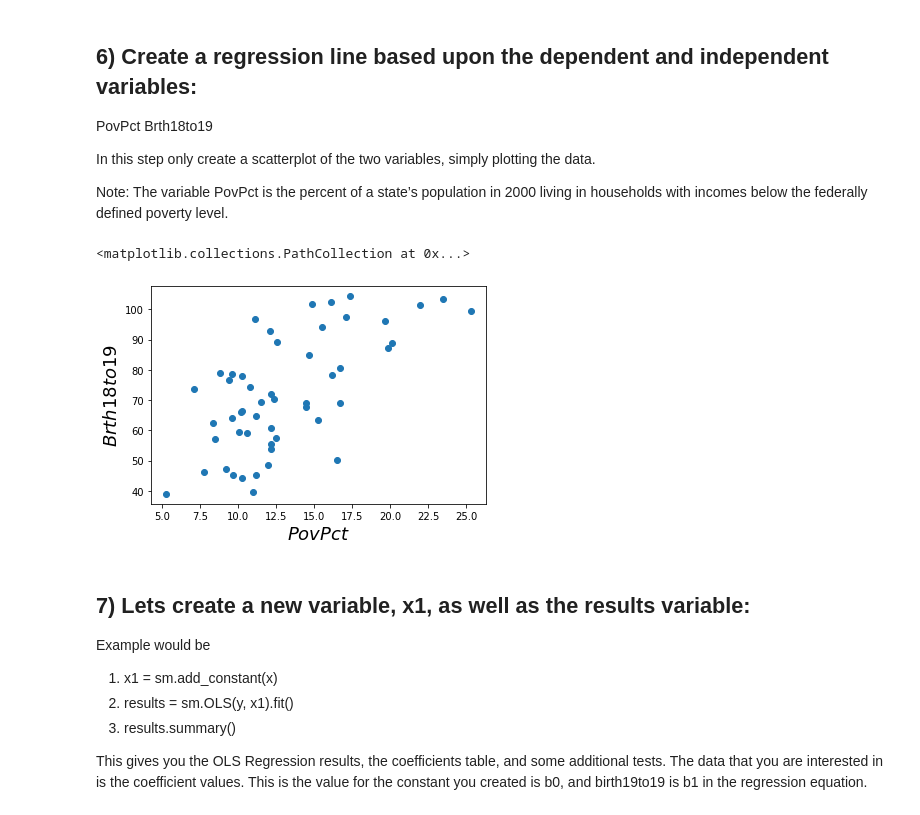
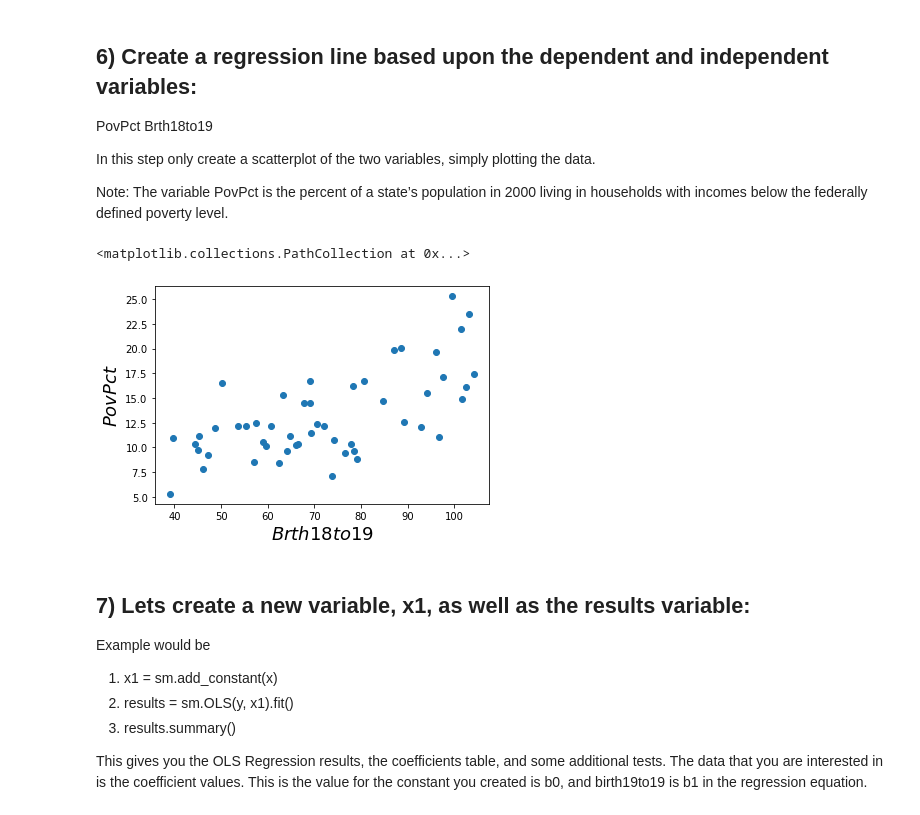
Before and after one commit to nnguyen09/Machine-Learning-, a Jupyter notebook: a2Solution/Assignment2.ipynb, the cells around one changed output. Saved outputs shown, nothing was run; the diff lists cells and outputs as text; code cells hidden in the pictures.

```diff
--- a/a2Solution/Assignment2.ipynb
+++ b/a2Solution/Assignment2.ipynb
@@ -88,14 +88,14 @@ In this step only create a scatterplot of the two variables, simply plotting the
 
 Note: The variable PovPct is the percent of a state’s population in 2000 living in households with incomes below the federally defined poverty level.
 # %%
-x=df['PovPct']
-y=df['Brth18to19']
-plt.xlabel("$PovPct$", fontsize = 18)
-plt.ylabel("$Brth18to19$", fontsize = 18)
+y=df['PovPct']
+x=df['Brth18to19']
+plt.ylabel("$PovPct$", fontsize = 18)
+plt.xlabel("$Brth18to19$", fontsize = 18)
 plt.scatter(x, y)
 # %% [output]
 <matplotlib.collections.PathCollection at 0x...>
-[figure, old version]
+[figure, new version]
 # %% [markdown]
 ## 7) Lets create a new variable, x1, as well as the results variable:
 Example would be
```
Also changed, not shown: parts of 4 cells of this notebook, 5 other files.
